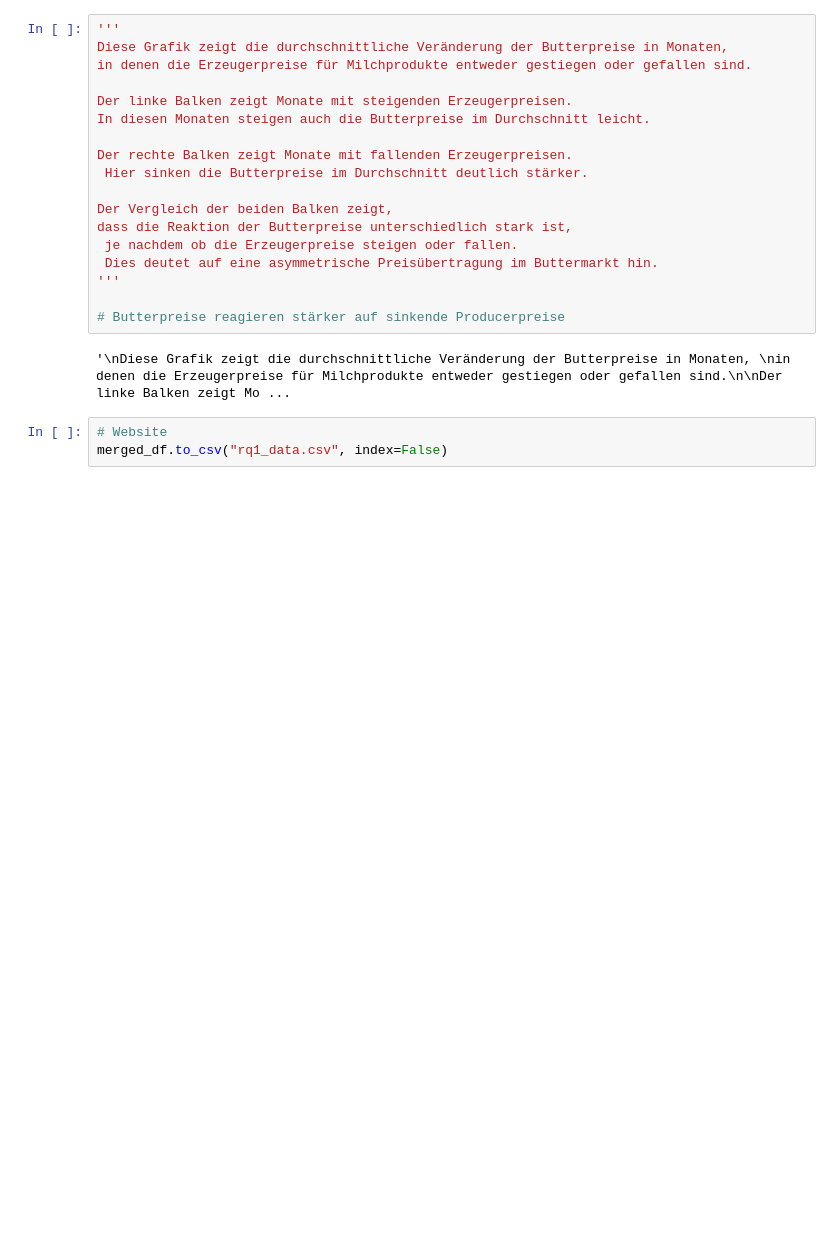
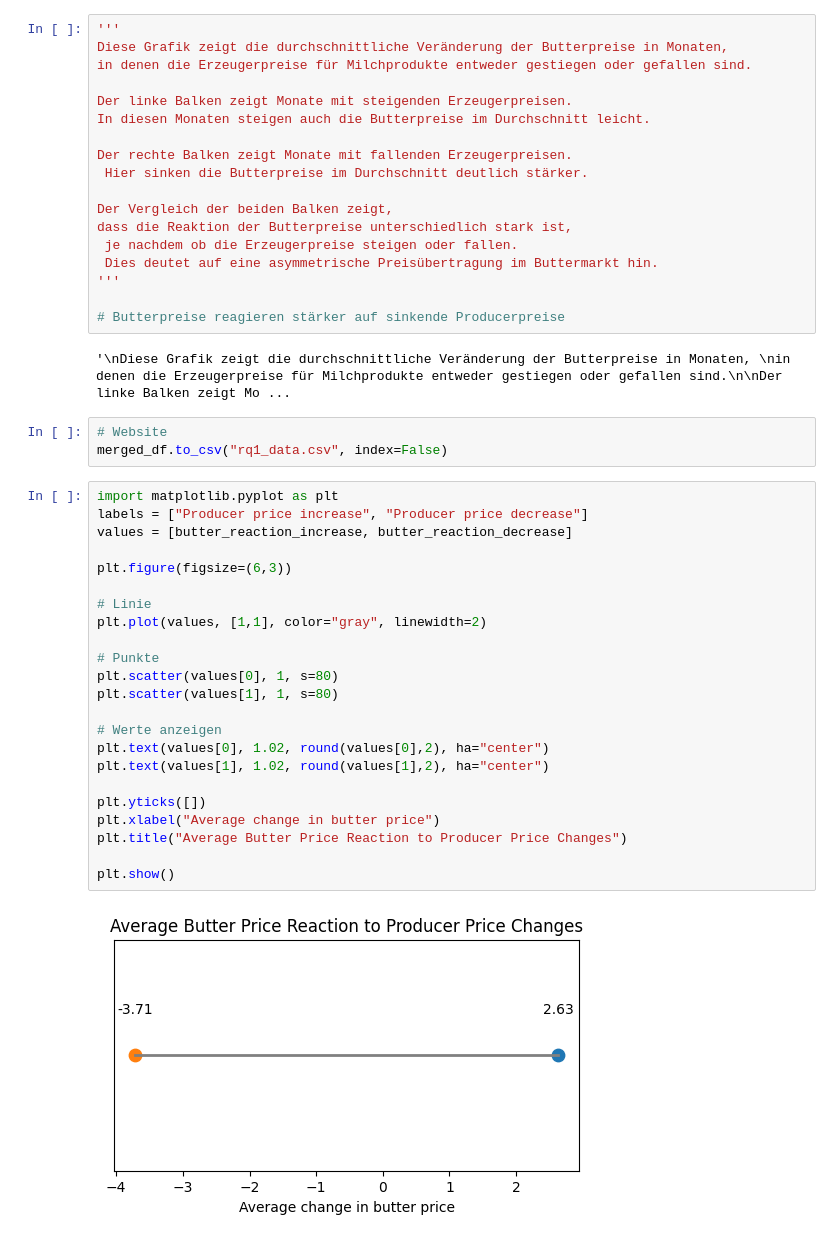
Before and after one commit to ceydadutbjk-commits/DataScienceProject, a Jupyter notebook: inflation_project/raw_data/frage1_analyse.ipynb, the cells around one changed output. Drawn from its saved outputs; the diff is of its cells as text; blank space fills up the shorter version.

```diff
--- a/inflation_project/raw_data/frage1_analyse.ipynb
+++ b/inflation_project/raw_data/frage1_analyse.ipynb
@@ -327,3 +327,28 @@ dass die Reaktion der Butterpreise unterschiedlich stark ist,
 # %%
 # Website
 merged_df.to_csv("rq1_data.csv", index=False)
+# %%
+import matplotlib.pyplot as plt
+labels = ["Producer price increase", "Producer price decrease"]
+values = [butter_reaction_increase, butter_reaction_decrease]
+
+plt.figure(figsize=(6,3))
+
+# Linie
+plt.plot(values, [1,1], color="gray", linewidth=2)
+
+# Punkte
+plt.scatter(values[0], 1, s=80)
+plt.scatter(values[1], 1, s=80)
+
+# Werte anzeigen
+plt.text(values[0], 1.02, round(values[0],2), ha="center")
+plt.text(values[1], 1.02, round(values[1],2), ha="center")
+
+plt.yticks([])
+plt.xlabel("Average change in butter price")
+plt.title("Average Butter Price Reaction to Producer Price Changes")
+
+plt.show()
+# %% [output]
+[figure, added]
```
Also changed, not shown: 2 other files.
